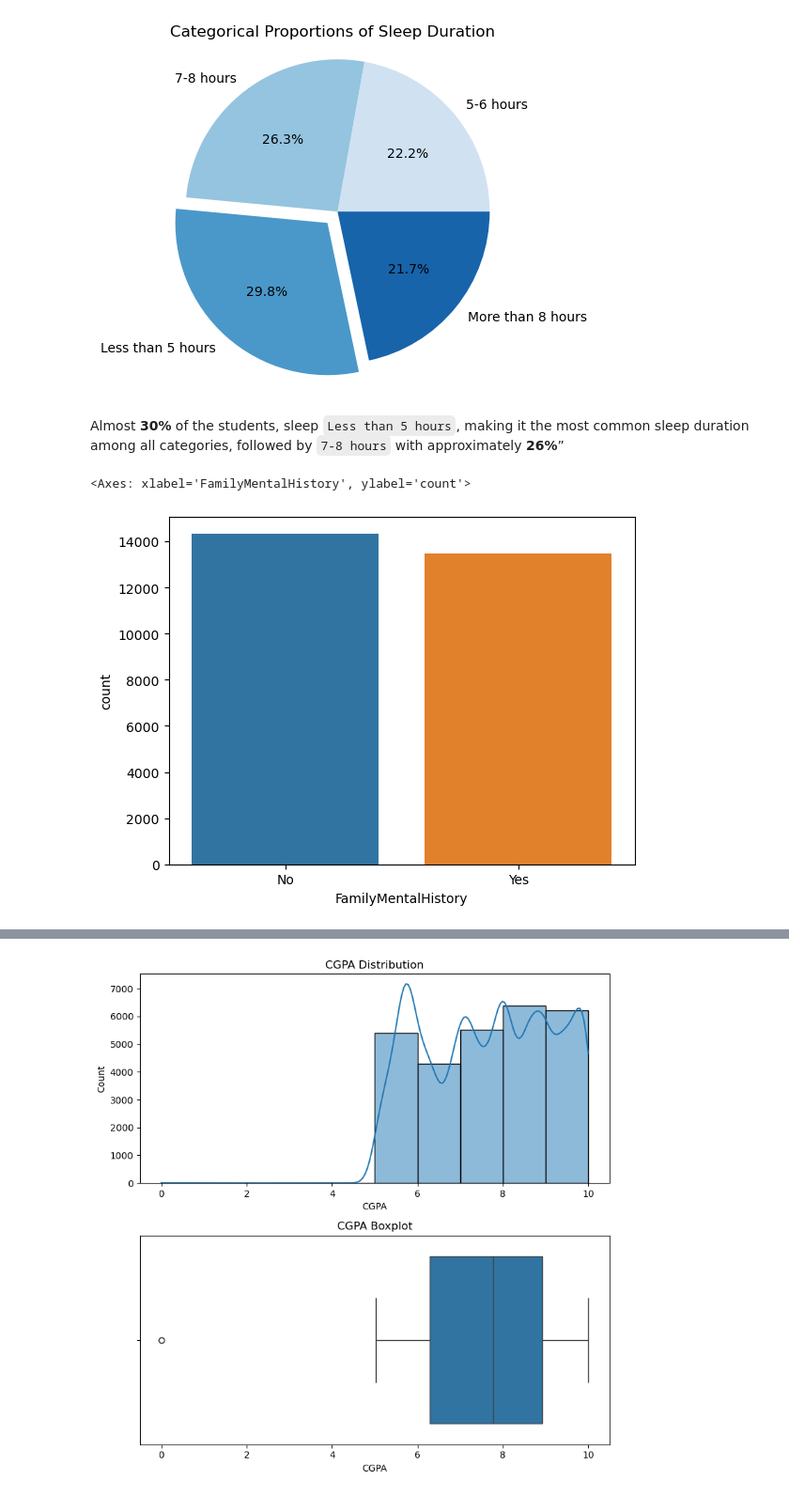
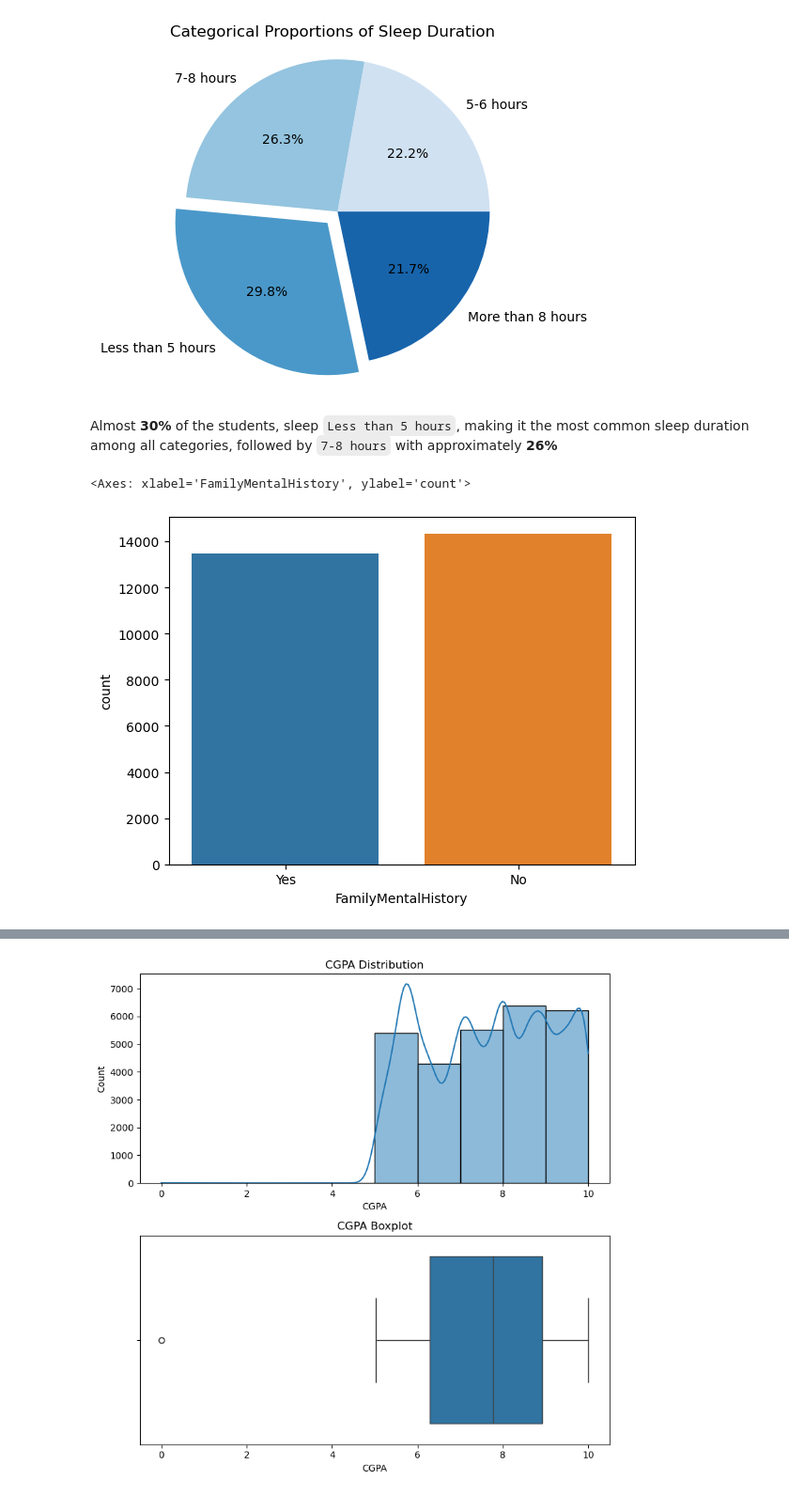
Before and after one commit to Siddharth-Saravanan/Student_Depression_Analysis_and_Prediction_using_Machine_Learning, a Jupyter notebook: student_depression_prediction.ipynb, the cells around one changed output, grey strips where cells are left out. Shown at 94% size. Saved outputs shown, nothing was run; the diff lists cells and outputs as text; code cells hidden in the pictures.

```diff
--- a/student_depression_prediction.ipynb
+++ b/student_depression_prediction.ipynb
@@ -664,14 +646,19 @@ plt.show()
 # %% [output]
 [figure]
 # %% [markdown]
-Almost **30%** of the students, sleep `Less than 5 hours`, making it the most common sleep duration among all categories, followed by `7-8 hours` with approximately **26%**”
+Almost **30%** of the students, sleep `Less than 5 hours`, making it the most common sleep duration among all categories, followed by `7-8 hours` with approximately **26%**
 # %%
+order = ["Yes", "No"]
+palette = {"Yes": "#1f77b4", "No": "#ff7f0e"}
+
 sns.countplot(
     data=depr_df,
     x="FamilyMentalHistory",
+    order=order,
     hue="FamilyMentalHistory",
+    palette=palette,
     legend=False
 )
 # %% [output]
 <Axes: xlabel='FamilyMentalHistory', ylabel='count'>
-[figure, old version]
+[figure, new version]
```
Also changed, not shown: parts of 24 cells of this notebook.
